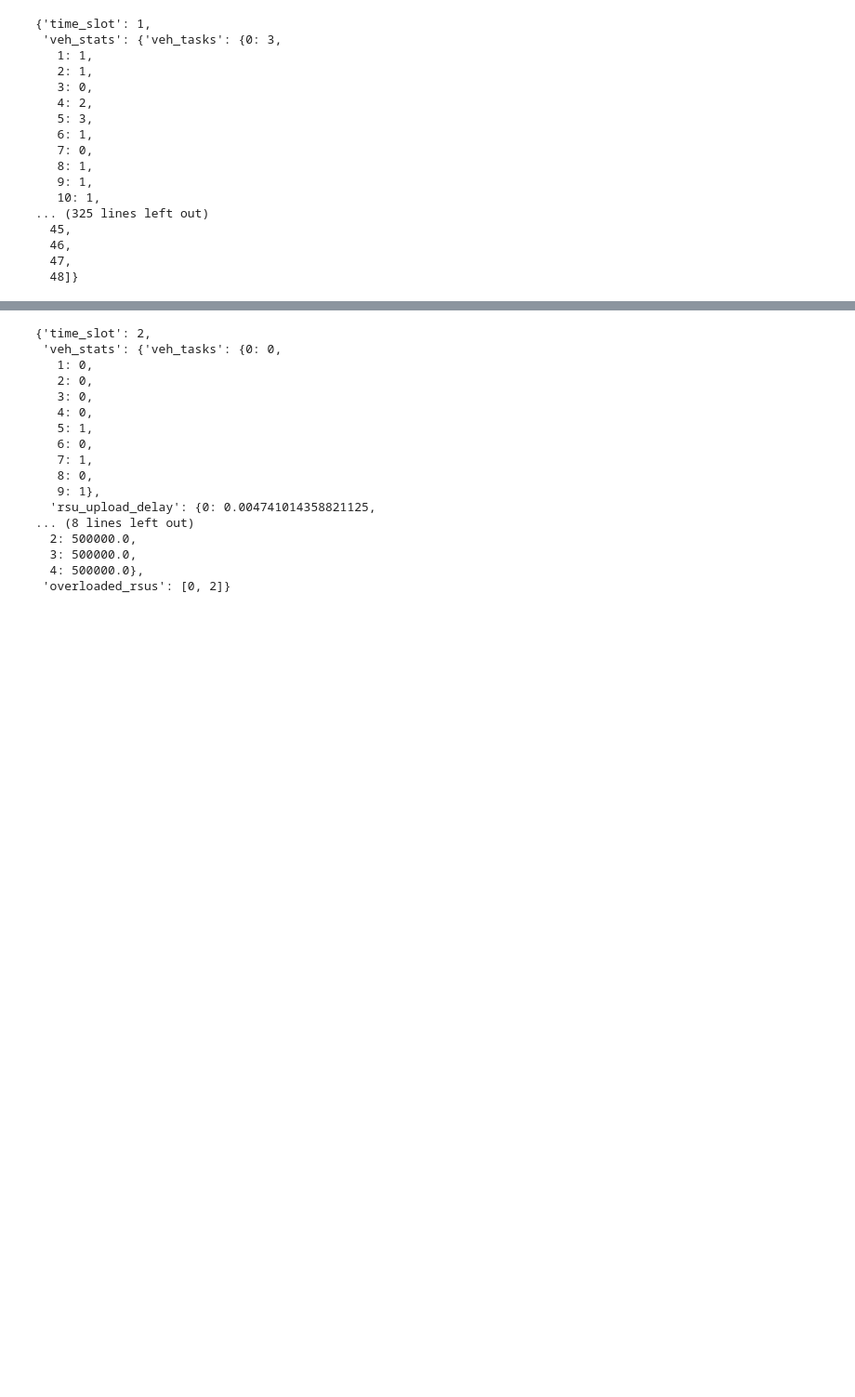
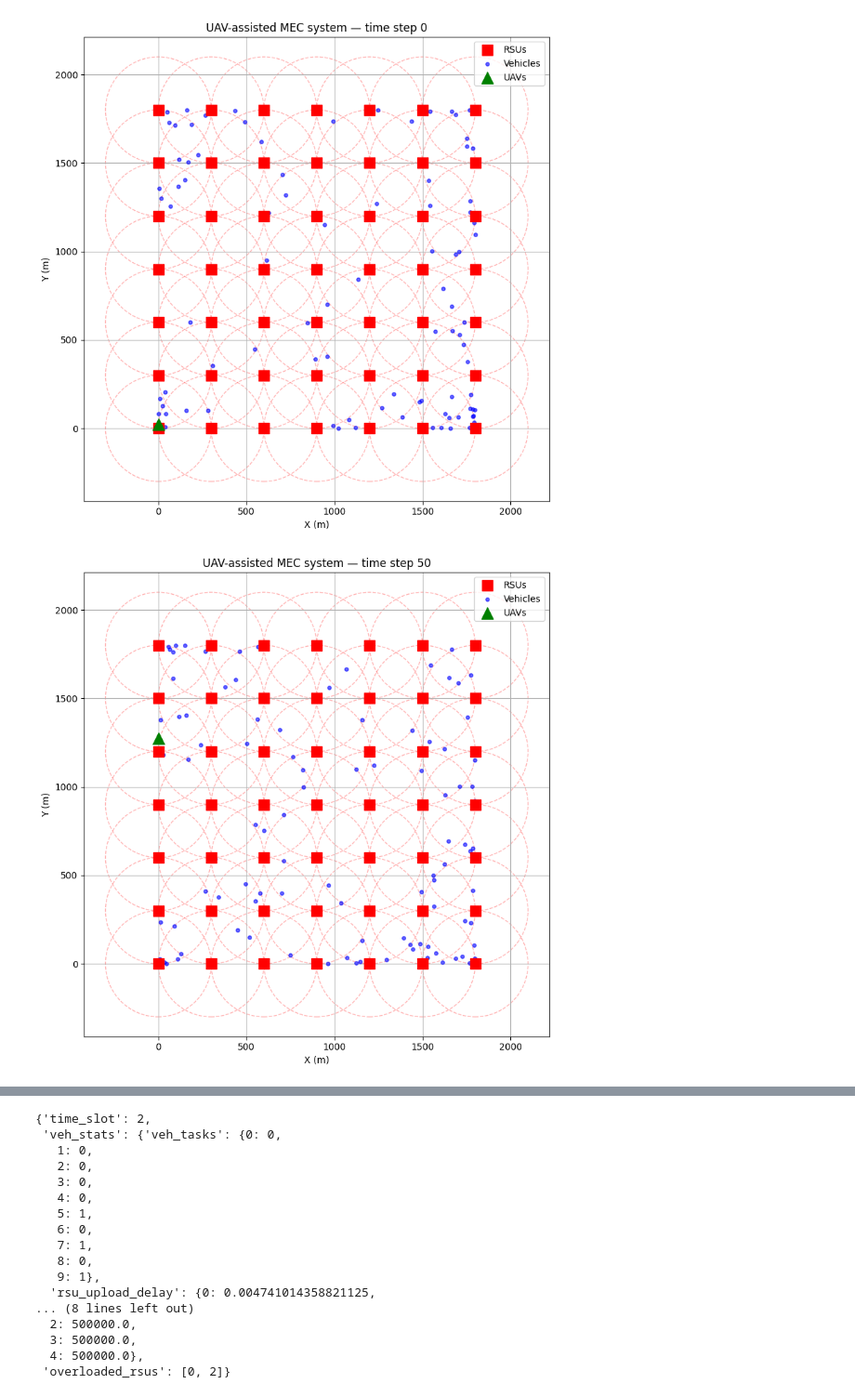
Before and after one commit to musashi-bot/UAV_PATH_PLANNING, a Jupyter notebook: UAV_assisted_MEC_env.ipynb, the cells around one changed output, grey strips where cells are left out. Shown at 93% size. Drawn from its saved outputs; the diff is of its cells as text; code cells hidden in the pictures; blank space fills up the shorter version.

Commit message:
made changes in the vehicle class so that they follow trajectory and RSU are assigned based on distance at every time step,scaled the trajectories to fit in the RSU grid , plotted the results

```diff
--- a/UAV_assisted_MEC_env.ipynb
+++ b/UAV_assisted_MEC_env.ipynb
@@ -7,3 +8,19 @@ from uavmec.system import Vehicle, RSU, UAV, UavVecWorld
+# %%
+import os
+
+traj_dir = "__data__/Geolife Trajectories Corrected"
+traj_files = os.listdir(traj_dir)
+
+np.random.shuffle(traj_files)
+# %%
+def scale_trajectory(traj, x_min, x_max, y_min, y_max):
+    tx = (traj[:, 0] - traj[:, 0].min()) / (np.ptp(traj[:, 0]) + 1e-9)
+    ty = (traj[:, 1] - traj[:, 1].min()) / (np.ptp(traj[:, 1]) + 1e-9)
+
+    x_scaled = x_min + tx * (x_max - x_min)
+    y_scaled = y_min + ty * (y_max - y_min)
+
+    return np.stack([x_scaled, y_scaled], axis=1)
 # %%
 # ============================================
 # Example world construction & one step (MULTI-UAV)
@@ -107,32 +143,34 @@ world = UavVecWorld(
 )
 
 world.reset()
-# %%
-#dummy actions
-#timestep 1
-action = {
-    "coalitions": {
-        },
-    "rsu_assignment": {
-    }
-}
-info = world.step(action)
-info
-# %% [output]
-{'time_slot': 1,
- 'veh_stats': {'veh_tasks': {0: 3,
-   1: 1,
-   2: 1,
-   3: 0,
-   4: 2,
-   5: 3,
-   6: 1,
-   7: 0,
-   8: 1,
-   9: 1,
-   10: 1,
-... (325 lines left out)
-  45,
-  46,
-  47,
-  48]}
+# %%
+action = {
+    "coalitions": {
+        0: [0, 1],      # Coalition C0 → UAV 0 and UAV 1
+        1: [2],         # Coalition C1 → UAV 2 alone
+    },
+    "rsu_assignment": {
+        5: 0,           # RSU 5 is served by coalition C0
+        12: 1,          # RSU 12 is served by coalition C1
+    }
+}
+
+for t in range(T):
+
+    # world step
+    info = world.step(action)
+
+    # plot every 50 steps
+    if t % 50 == 0:
+        plot_world(
+            vehicles=world.vehicles,
+            rsus=world.rsus,
+            uavs=world.uavs,
+            t=t,
+            rsu_radius=world.rsu_radius
+        )
+
+world.reset()
+# %% [output]
+[figure, added]
+[figure, added]
```
Also changed, not shown: parts of 3 cells of this notebook, 3 other files.
